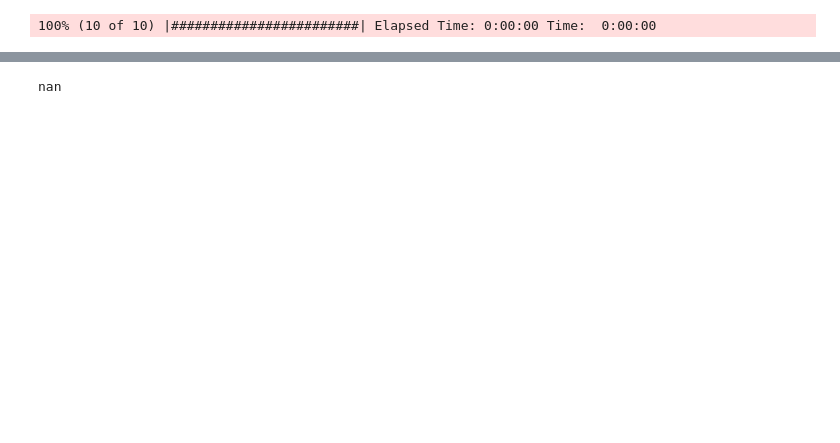
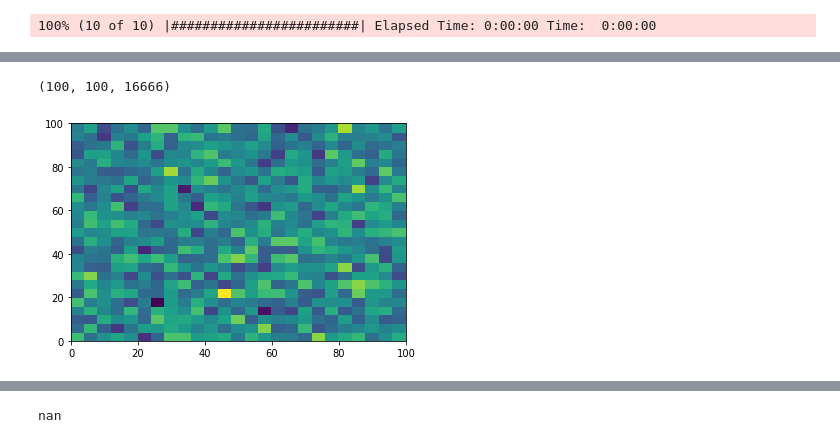
Before and after one commit to 82492749123082/farich-pics, a Jupyter notebook: Untitled.ipynb, the cells around one changed output, grey strips where cells are left out. Saved outputs shown, nothing was run; the diff lists cells and outputs as text; code cells hidden in the pictures; blank space fills up the shorter version.

```diff
--- a/Untitled.ipynb
+++ b/Untitled.ipynb
@@ -12,2 +16,11 @@ b.GenerateBoards(1000)
 # %%
 boards, sizes = b.GetBoards()
+# %%
+sizes
+# %% [output]
+(100, 100, 16666)
+# %%
+b0 = boards[boards[:,3]==0].T
+plt.hist2d(b0[0], b0[1], bins=(25, 25), range=((0, 100), (0, 100)));
+# %% [output]
+[figure, added]
```
Also changed, not shown: parts of 20 cells of this notebook.
